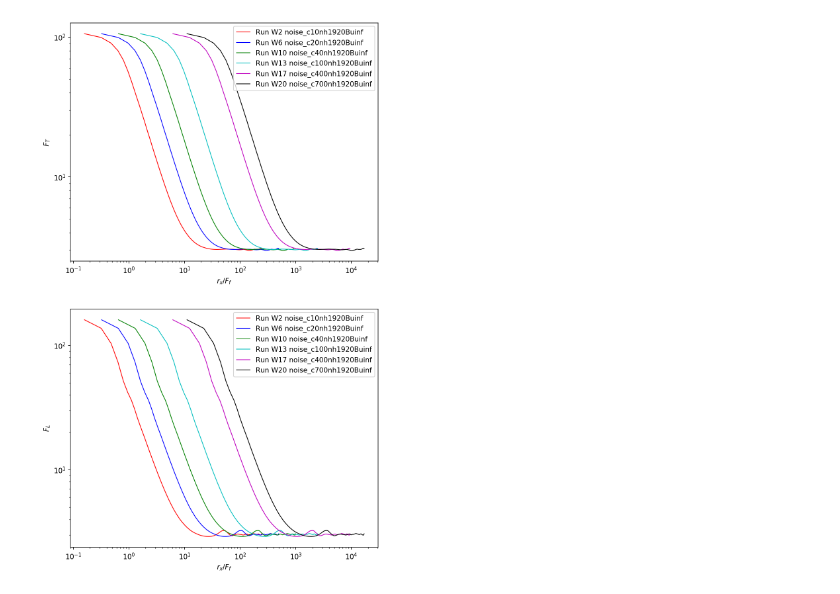
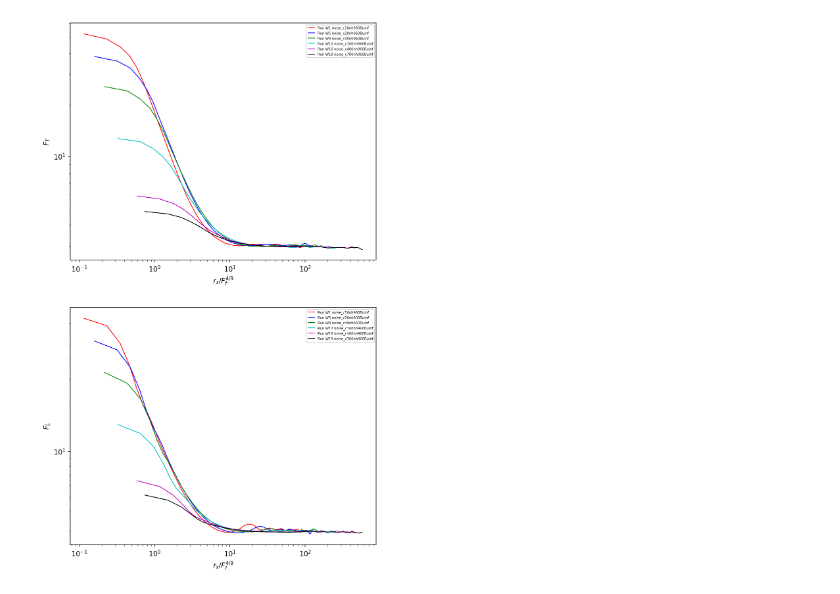
Before and after one commit to ashwinvis/augieretal_jfm_2019_shallow_water, a Jupyter notebook: Python/flatness_vartiation.ipynb, the cells around one changed output. Drawn from its saved outputs; the diff is of its cells as text; code cells hidden in the pictures.

```diff
--- a/Python/flatness_vartiation.ipynb
+++ b/Python/flatness_vartiation.ipynb
@@ -15,0 +36,3 @@ df
+# %%
+%%capture
+sim = fls.load_state_phys_file(path, merge_missing_params=True)
@@ -15,0 +75,5 @@ df
+# %%
+d = sim.output.spatial_means.load()
+t = d["t"]
+kurt_eta = d["kurt_eta"]
+plt.plot(t, kurt_eta)
@@ -15,0 +85,3 @@ df
+# %%
+df = df_w[df_w["$n$"] < 1000]
+df
@@ -16,23 +96,12 @@ df
 # %%
-import fluidsim as fls
-import numpy as np
-from base import _k_f, set_figsize, _rxs_str_func, matplotlib_rc, _eps, _k_f
-from paths import paths_sim, exit_if_figure_exists
-
-
-def froude(sim, t_start):
-    eps = _eps(sim, t_start)
-    c = sim.params.c2 ** 0.5
-    L_f = np.pi / _k_f(sim.params)
-    F_f = (eps * L_f) ** (1. / 3) / c
-    return F_f
+from fractions import Fraction
 
 def fig_flatness(path, fig, axes, tmin=0, tmax=1000, delta_t=0.5, label='', run_nb=0):
     sim = fls.load_sim_for_plot(path, merge_missing_params=True)
     order = [2, 4]
     key_var = ['uy', 'ux']
     rxs, So_var_dict, deltax = _rxs_str_func(
-        sim, order, tmin, tmax, delta_t, key_var)
+        sim, order, tmin, tmax, delta_t, key_var, cache=False)
 
     _label = {'ux': '$F_L$', 'uy': '$F_T$'}
     L_f = np.pi / _k_f(sim.params)
@@ -41,8 +110,10 @@ def fig_flatness(path, fig, axes, tmin=0, tmax=1000, delta_t=0.5, label='', run_
 
     F = {}
     F_f = froude(sim, tmin)
+    alpha = Fraction(4, 9)
+
     for i, (key, ax) in enumerate(zip(key_var, axes[:2].ravel())):
-        ax.set_xlabel('$r_x/F_f$')
+        ax.set_xlabel('$r_x/F_f^{' + f'{alpha}' + '}$')
         ax.set_ylabel(f'{_label[key]}')
 
         # ax.set_title('Flatness of longitundinal and transverse increments')
@@ -53,7 +124,7 @@ def fig_flatness(path, fig, axes, tmin=0, tmax=1000, delta_t=0.5, label='', run_
         So_4 = So_var_dict['{0}_{1:.0f}'.format(key, 4)]
         So_2 = So_var_dict['{0}_{1:.0f}'.format(key, 2)]
         F[key] = So_4 / So_2 ** 2
-        ax.plot(rxs / F_f, F[key], color1,
+        ax.plot(rxs / F_f ** float(alpha), F[key], color1,
                 linewidth=1, label=label)
 
     # axes[2].plot(rxs / F_f, F['uy'] / F['ux'], 'k')
@@ -65,16 +136,16 @@ def fig_flatness(path, fig, axes, tmin=0, tmax=1000, delta_t=0.5, label='', run_
 # %%
 %%capture --no-display
 import matplotlib.pyplot as plt
 
 fig, axes = plt.subplots(2, 1, dpi=150, figsize=(8,14))
 for i in range(len(df)):
     row = df.iloc[i]
     short_name = row["short name"]
     path = paths_sim[short_name]
     tmin = row[r"$t_{stat}$"]
-    fig_flatness(path, fig, axes, tmin, label=f"Run {row.name} {short_name}", run_nb=i)
+    fig_flatness(path, fig, axes, tmin, label=f"Run {row.name} {short_name}", run_nb=i%6)
 
 for ax in axes:
-    ax.legend()
+    ax.legend(fontsize=5)
 # %% [output]
-[figure, old version]
+[figure, new version]
```
Also changed, not shown: parts of 15 cells of this notebook, 2 other files.
